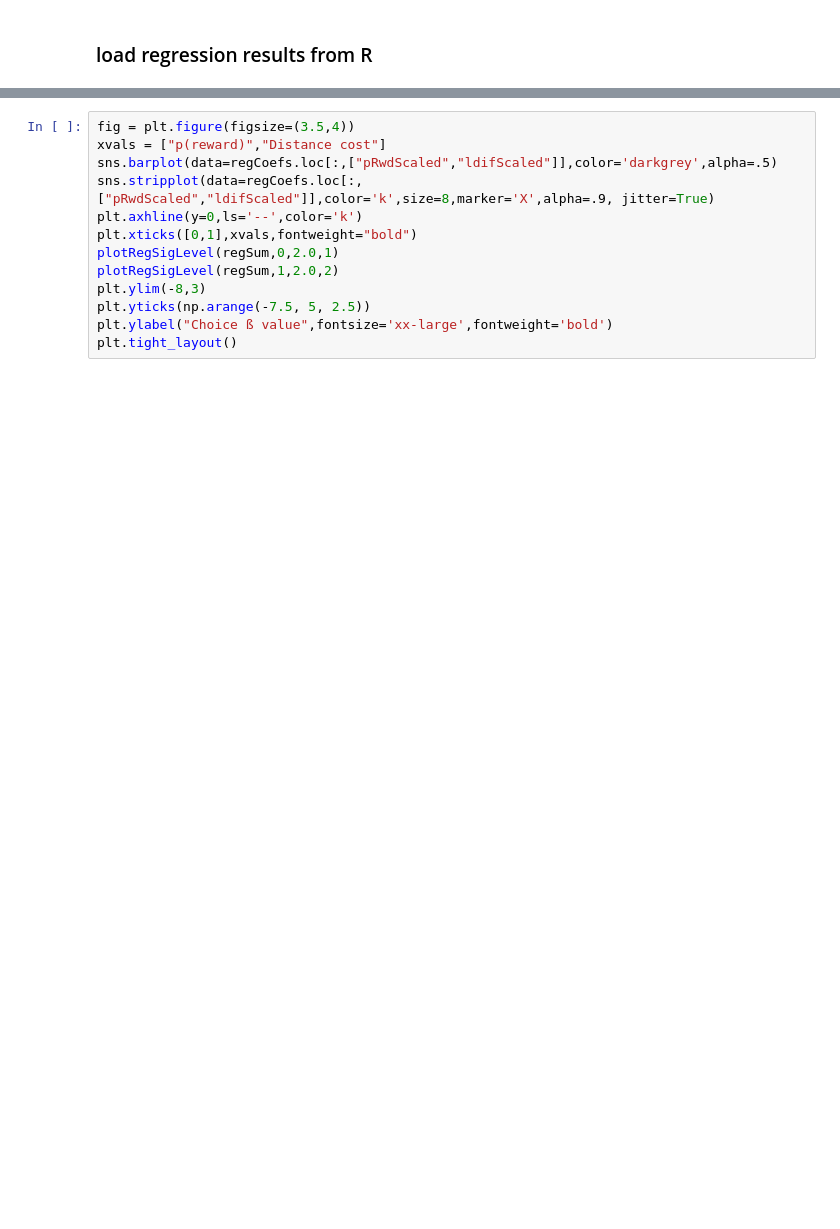
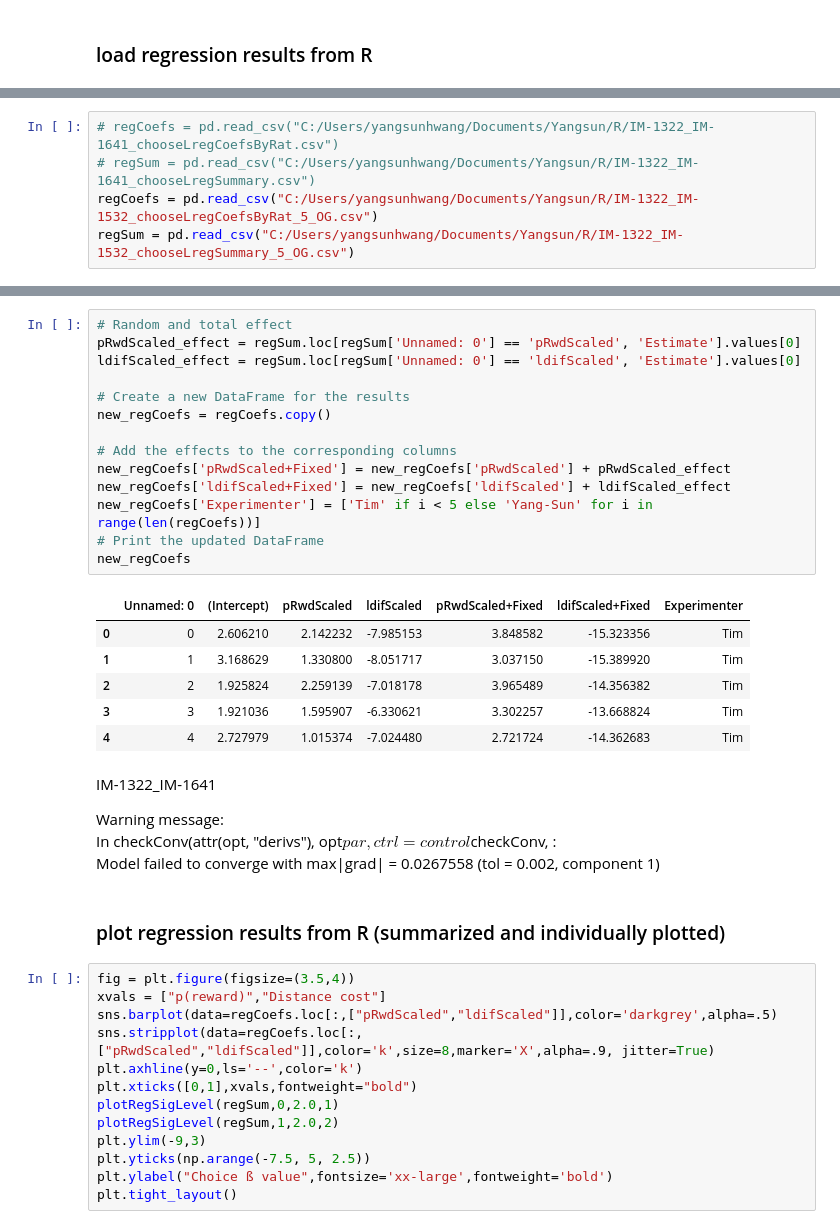
Before and after one commit to yangsunhwang/dLight_HexMaze_Processing, a Jupyter notebook: A mixed effect multiple logistic regression.ipynb, the cells around one changed output, grey strips where cells are left out. Saved outputs shown, nothing was run; the diff lists cells and outputs as text; blank space fills up the shorter version.

```diff
--- a/A mixed effect multiple logistic regression.ipynb
+++ b/A mixed effect multiple logistic regression.ipynb
@@ -252 +181,6 @@ regSum = pd.read_csv(photrats.directory_prefix+"\\chooseLregSummary.csv")
+# %%
+# regCoefs = pd.read_csv("C:/Users/yangsunhwang/Documents/Yangsun/R/IM-1322_IM-1641_chooseLregCoefsByRat.csv")
+# regSum = pd.read_csv("C:/Users/yangsunhwang/Documents/Yangsun/R/IM-1322_IM-1641_chooseLregSummary.csv")
+regCoefs = pd.read_csv("C:/Users/yangsunhwang/Documents/Yangsun/R/IM-1322_IM-1532_chooseLregCoefsByRat_5_OG.csv")
+regSum = pd.read_csv("C:/Users/yangsunhwang/Documents/Yangsun/R/IM-1322_IM-1532_chooseLregSummary_5_OG.csv")
 # %% [markdown]
@@ -275,3 +196,32 @@ regCoefs
+# %%
+# Random and total effect
+pRwdScaled_effect = regSum.loc[regSum['Unnamed: 0'] == 'pRwdScaled', 'Estimate'].values[0]
+ldifScaled_effect = regSum.loc[regSum['Unnamed: 0'] == 'ldifScaled', 'Estimate'].values[0]
+
+# Create a new DataFrame for the results
+new_regCoefs = regCoefs.copy()
+
+# Add the effects to the corresponding columns
+new_regCoefs['pRwdScaled+Fixed'] = new_regCoefs['pRwdScaled'] + pRwdScaled_effect
+new_regCoefs['ldifScaled+Fixed'] = new_regCoefs['ldifScaled'] + ldifScaled_effect
+new_regCoefs['Experimenter'] = ['Tim' if i < 5 else 'Yang-Sun' for i in range(len(regCoefs))]
+# Print the updated DataFrame
+new_regCoefs
+# %% [output]
+|  | Unnamed: 0 | (Intercept) | pRwdScaled | ldifScaled | pRwdScaled+Fixed | ldifScaled+Fixed | Experimenter |
+| 0 | 0 | 2.606210 | 2.142232 | -7.985153 | 3.848582 | -15.323356 | Tim |
+| 1 | 1 | 3.168629 | 1.330800 | -8.051717 | 3.037150 | -15.389920 | Tim |
+| 2 | 2 | 1.925824 | 2.259139 | -7.018178 | 3.965489 | -14.356382 | Tim |
+| 3 | 3 | 1.921036 | 1.595907 | -6.330621 | 3.302257 | -13.668824 | Tim |
+| 4 | 4 | 2.727979 | 1.015374 | -7.024480 | 2.721724 | -14.362683 | Tim |
+# %% [markdown]
+IM-1322_IM-1641
+
+Warning message: \
+In checkConv(attr(opt, "derivs"), opt$par, ctrl = control$checkConv,  : \
+  Model failed to converge with max|grad| = 0.0267558 (tol = 0.002, component 1)
+# %% [markdown]
+### plot regression results from R (summarized and individually plotted)
 # %%
 fig = plt.figure(figsize=(3.5,4))
 xvals = ["p(reward)","Distance cost"]
@@ -281,7 +231,7 @@ plt.axhline(y=0,ls='--',color='k')
 plt.xticks([0,1],xvals,fontweight="bold")
 plotRegSigLevel(regSum,0,2.0,1)
 plotRegSigLevel(regSum,1,2.0,2)
-plt.ylim(-8,3)
+plt.ylim(-9,3)
 plt.yticks(np.arange(-7.5, 5, 2.5))
 plt.ylabel("Choice ß value",fontsize='xx-large',fontweight='bold')
 plt.tight_layout()
```
Also changed, not shown: parts of 35 cells of this notebook, 1 other file.
